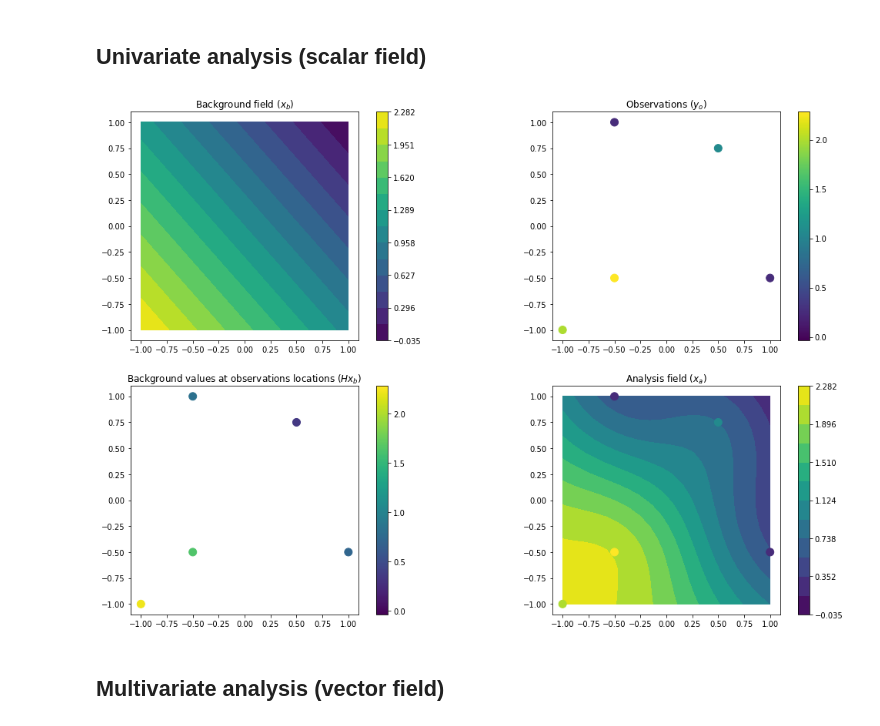
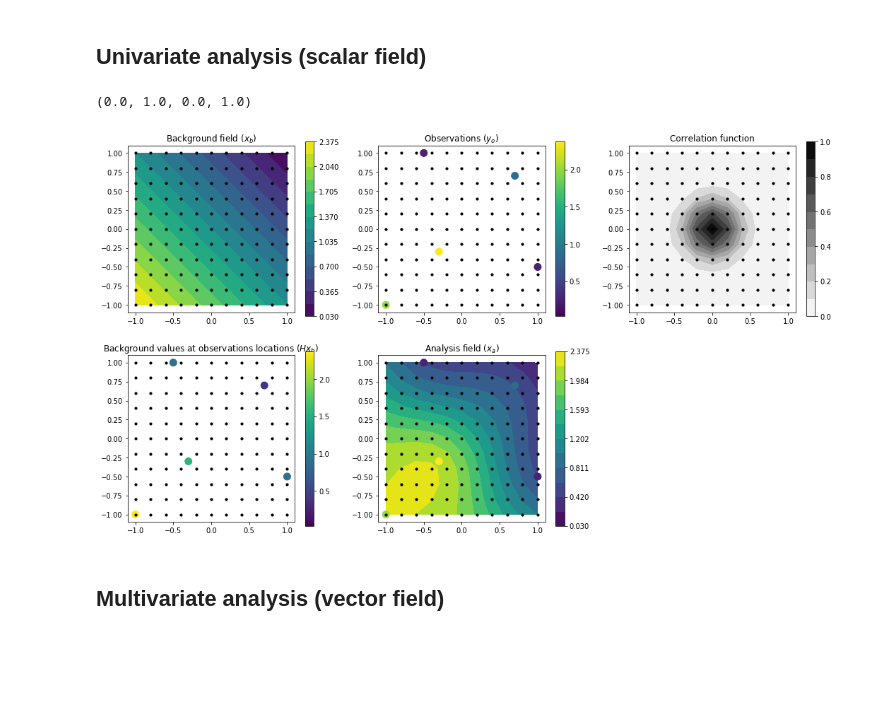
Before and after one commit to janjaapmeijer/phd-public, a Jupyter notebook: notebooks/optimal_interpolation.ipynb, the cells around one changed output. Drawn from its saved outputs; the diff is of its cells as text; code cells hidden in the pictures; blank space fills up the shorter version.

```diff
--- a/notebooks/optimal_interpolation.ipynb
+++ b/notebooks/optimal_interpolation.ipynb
@@ -243,48 +237,63 @@ import matplotlib.pyplot as plt
 %matplotlib notebook
 # %%
 # create some initial data points
-x = np.array([1, -0.5, -0.5, 0.5, -1])
-y = np.array([-0.5, 1, -0.5, 0.75, -1])
+x = np.array([1, -0.5, -0.3, 0.7, -1])
+y = np.array([-0.5, 1, -0.3, 0.7, -1])
 # T_o = 3*x**2 + 2*y**3 + 2
 T_o = -2*x**3 - 3*y**2 + 3
 
 # optimal interpolation
-xx, yy, x_b, x_a, y_b = OI(x, y, T_o, Lx=0.5, gridsize=(20, 20))[0:5]
+xx, yy, x_b, x_a, y_b = OI(x, y, T_o, Lx=0.5, gridsize=(11, 11))[0:5]
+
+# gaussian distribution as correlation function
+x0, y0 = 0, 0
+LD = 4
+corr_func = np.exp(-((xx - x0)**2 +(yy - y0)**2) / 2*LD**2)
 # %% [markdown]
 ## Univariate analysis (scalar field)
 # %%
 # plot background field
-fig, ax = plt.subplots(2, 2, figsize=(18, 12))
+fig, ax = plt.subplots(2, 3, figsize=(18, 10))
 vmin, vmax = x_b.min(), x_b.max()
 cf = ax[0, 0].contourf(xx, yy, x_b, np.linspace(vmin, vmax, 15))
 plt.colorbar(cf, ax=ax[0, 0])
 ax[0, 0].set_title(r'Background field $(x_b)$')
 
 # plot observations
 scat = ax[0, 1].scatter(x, y, c=T_o, s=100, vmin=vmin, vmax=vmax)
 plt.colorbar(scat, ax=ax[0, 1])
 ax[0, 1].set_title(r'Observations $(y_o)$')
 
 # plot background values at observations locations
 scat = ax[1, 0].scatter(x, y, c=y_b, s=100, vmin=vmin, vmax=vmax)
 plt.colorbar(scat, ax=ax[1, 0])
 ax[1, 0].set_title(r'Background values at observations locations $(H x_b)$')
 
 # plot analysis field
 cf = ax[1, 1].contourf(xx, yy, x_a, np.linspace(vmin, vmax, 13))
 plt.colorbar(cf, ax=ax[1, 1])
 scat = ax[1, 1].scatter(x, y, c=T_o, s=100, vmin=vmin, vmax=vmax)
 # plt.colorbar(scat, ax=ax[1])
 ax[1, 1].set_title(r'Analysis field $(x_a)$')
 
+# plot gaussian distribution
+cf = ax[0, 2].contourf(xx, yy, corr_func, np.linspace(0, 1, 11), cmap=plt.cm.binary)
+ax[0, 2].set_title('Correlation function')
+plt.colorbar(cf, ax=ax[0, 2])
+
+
 row, col = ax.shape
 for r in range(row):
     for c in range(col):
-        ax[r, c].set_xlim([-1.1, 1.1])
-        ax[r, c].set_ylim([-1.1, 1.1])
-        ax[r, c].set_aspect('equal')
+        if not (r == row-1 and c == col-1):
+            ax[r, c].scatter(xx, yy, s=10, facecolors='k')
+            ax[r, c].set_xlim([-1.1, 1.1])
+            ax[r, c].set_ylim([-1.1, 1.1])
+            ax[r, c].set_aspect('equal')
+ax[-1, -1].axis('off')
 # %% [output]
+(0.0, 1.0, 0.0, 1.0)
-[figure, old version]
+[figure, new version]
 # %% [markdown]
 ## Multivariate analysis (vector field)
 # %% [markdown]
```
Also changed, not shown: parts of 1 cell of this notebook, 2 other files.
